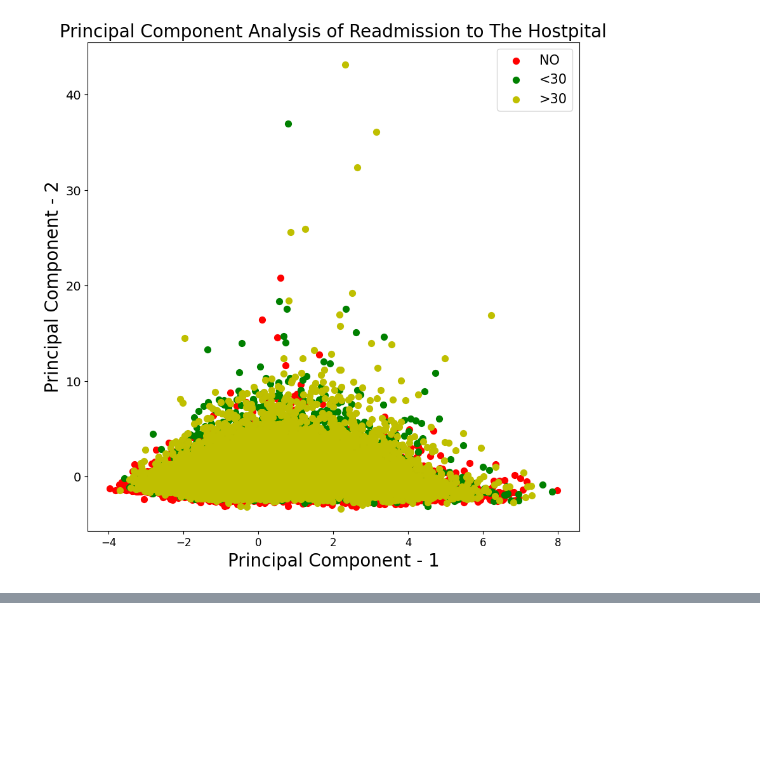
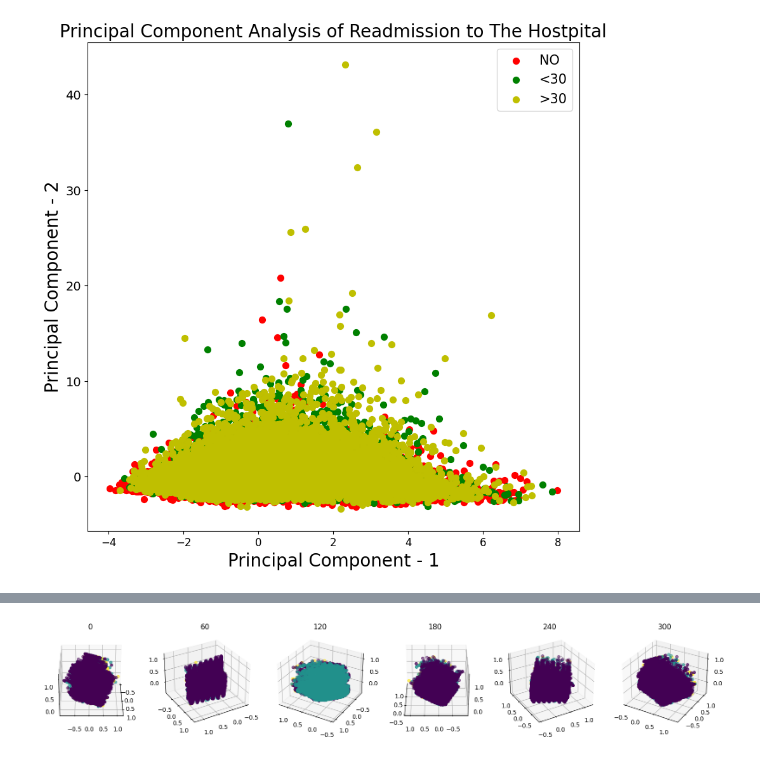
Before and after one commit to BAlmeidaS/predictive-analysis, a Jupyter notebook: notebook.ipynb, the cells around one changed output, grey strips where cells are left out. Saved outputs shown, nothing was run; the diff lists cells and outputs as text; code cells hidden in the pictures; blank space fills up the shorter version.

```diff
--- a/notebook.ipynb
+++ b/notebook.ipynb
@@ -303,0 +426,23 @@ plt.legend(targets,prop={'size': 15})
+# %%
+rotations = range(0, 360, 60)
+
+col = TGT
+
+fig, axes = plt.subplots(1, len(rotations), figsize=(20, 6), subplot_kw={'projection': '3d'})
+
+unique_vals = pc_df[col].unique()
+cmap = mpl.colormaps['viridis'].resampled(len(unique_vals))
+
+for i, rot in enumerate(rotations):
+    ax = axes[i]
+    ax.title.set_text(rot)
+    ax.view_init(30, rot)
+
+    for j, val in enumerate(unique_vals):
+        ax.scatter(pc_df.loc[pc_df[col] == val, 'PC1'],
+                   pc_df.loc[pc_df[col] == val, 'PC2'],
+                   pc_df.loc[pc_df[col] == val, 'PC3'],
+                   label=val,
+                   color=cmap(j))
+# %% [output]
+[figure, added]
```
Also changed, not shown: parts of 24 cells of this notebook, 1 other file.
